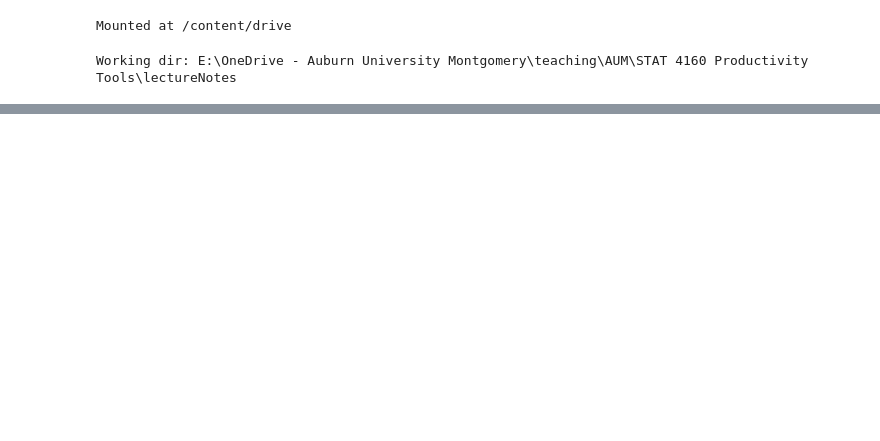
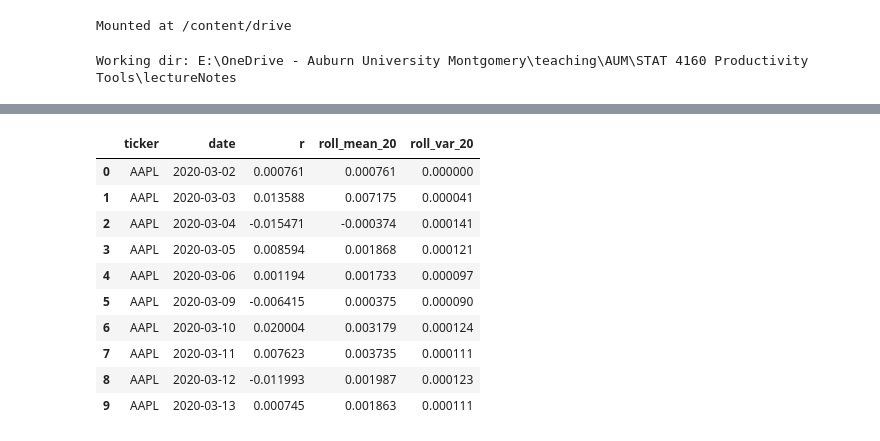
Before and after one commit to ywanglab/STAT4160, a Jupyter notebook: notebooks/lec8-inclass.ipynb, the cells around one changed output, grey strips where cells are left out. Cells and saved outputs as stored; diff of their text form; code cells hidden in the pictures; blank space fills up the shorter version.

```diff
--- a/notebooks/lec8-inclass.ipynb
+++ b/notebooks/lec8-inclass.ipynb
@@ -37,0 +319,32 @@ Working dir: E:\OneDrive - Auburn University Montgomery\teaching\AUM\STAT 4160 P
+# %%
+sql = """
+SELECT
+  ticker, date, log_return AS r,
+  AVG(log_return) OVER w AS roll_mean_20,
+  AVG(log_return*log_return) OVER w
+    - (AVG(log_return) OVER w)*(AVG(log_return) OVER w) AS roll_var_20
+FROM prices
+WHERE date BETWEEN ? AND ?
+WINDOW w AS (
+  PARTITION BY ticker
+  ORDER BY date
+  ROWS BETWEEN 19 PRECEDING AND CURRENT ROW
+)
+
+ORDER BY ticker, date
+LIMIT 20;
+"""
+roll = pd.read_sql_query(sql, con, params=["2020-03-01","2020-06-30"])
+roll.head(10)
+# %% [output]
+|  | ticker | date | r | roll_mean_20 | roll_var_20 |
+| 0 | AAPL | 2020-03-02 | 0.000761 | 0.000761 | 0.000000 |
+| 1 | AAPL | 2020-03-03 | 0.013588 | 0.007175 | 0.000041 |
+| 2 | AAPL | 2020-03-04 | -0.015471 | -0.000374 | 0.000141 |
+| 3 | AAPL | 2020-03-05 | 0.008594 | 0.001868 | 0.000121 |
+| 4 | AAPL | 2020-03-06 | 0.001194 | 0.001733 | 0.000097 |
+| 5 | AAPL | 2020-03-09 | -0.006415 | 0.000375 | 0.000090 |
+| 6 | AAPL | 2020-03-10 | 0.020004 | 0.003179 | 0.000124 |
+| 7 | AAPL | 2020-03-11 | 0.007623 | 0.003735 | 0.000111 |
+| 8 | AAPL | 2020-03-12 | -0.011993 | 0.001987 | 0.000123 |
+| 9 | AAPL | 2020-03-13 | 0.000745 | 0.001863 | 0.000111 |
```
Also changed, not shown: parts of 9 cells of this notebook, 4 other files.
